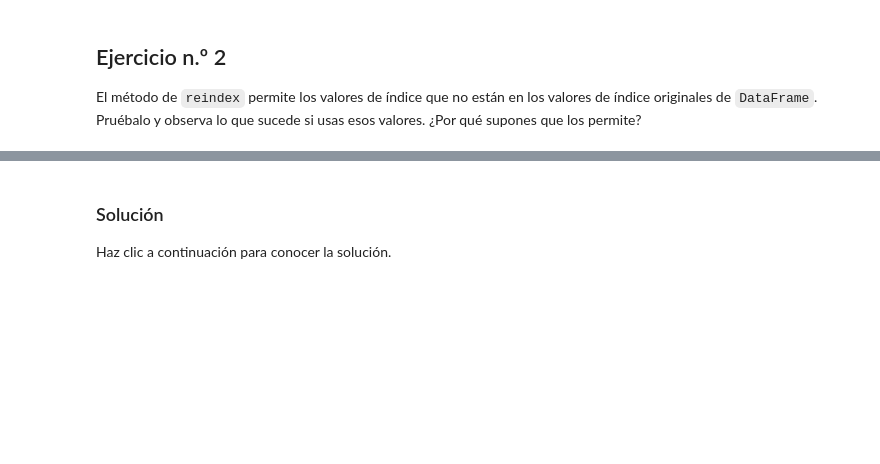
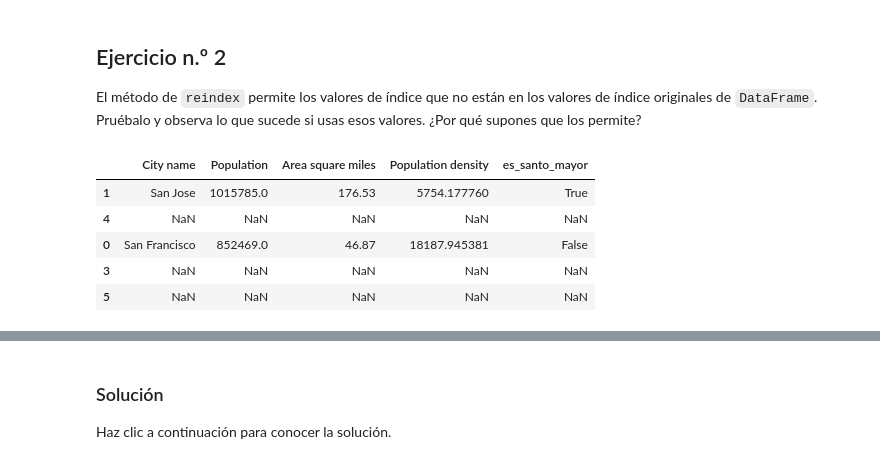
Before and after one commit to fernandocornejo/PROINNOVA_ciencia-de-datos, a Jupyter notebook: A02_Intro_a_pandas.ipynb, the cells around one changed output, grey strips where cells are left out. Saved outputs shown, nothing was run; the diff lists cells and outputs as text; code cells hidden in the pictures; blank space fills up the shorter version.

```diff
--- a/A02_Intro_a_pandas.ipynb
+++ b/A02_Intro_a_pandas.ipynb
@@ -105,0 +175,4 @@ Para modificar la tabla de `cities`, agrega una nueva columna booleana que sea V
+# %%
+# Se valida el inicio con 'San' y después que el área sea mayor a 50
+cities['es_santo_mayor'] = cities['City name'].str.startswith('San') & (cities['Area square miles'] > 50)
+cities
@@ -138,0 +229,9 @@ El método de `reindex` permite los valores de índice que no están en los valo
+# %%
+cities.reindex([1, 4, 0, 3, 5])
+# %% [output]
+|  | City name | Population | Area square miles | Population density | es_santo_mayor |
+| 1 | San Jose | 1015785.0 | 176.53 | 5754.177760 | True |
+| 4 | NaN | NaN | NaN | NaN | NaN |
+| 0 | San Francisco | 852469.0 | 46.87 | 18187.945381 | False |
+| 3 | NaN | NaN | NaN | NaN | NaN |
+| 5 | NaN | NaN | NaN | NaN | NaN |
```
Also changed, not shown: parts of 22 cells of this notebook.
